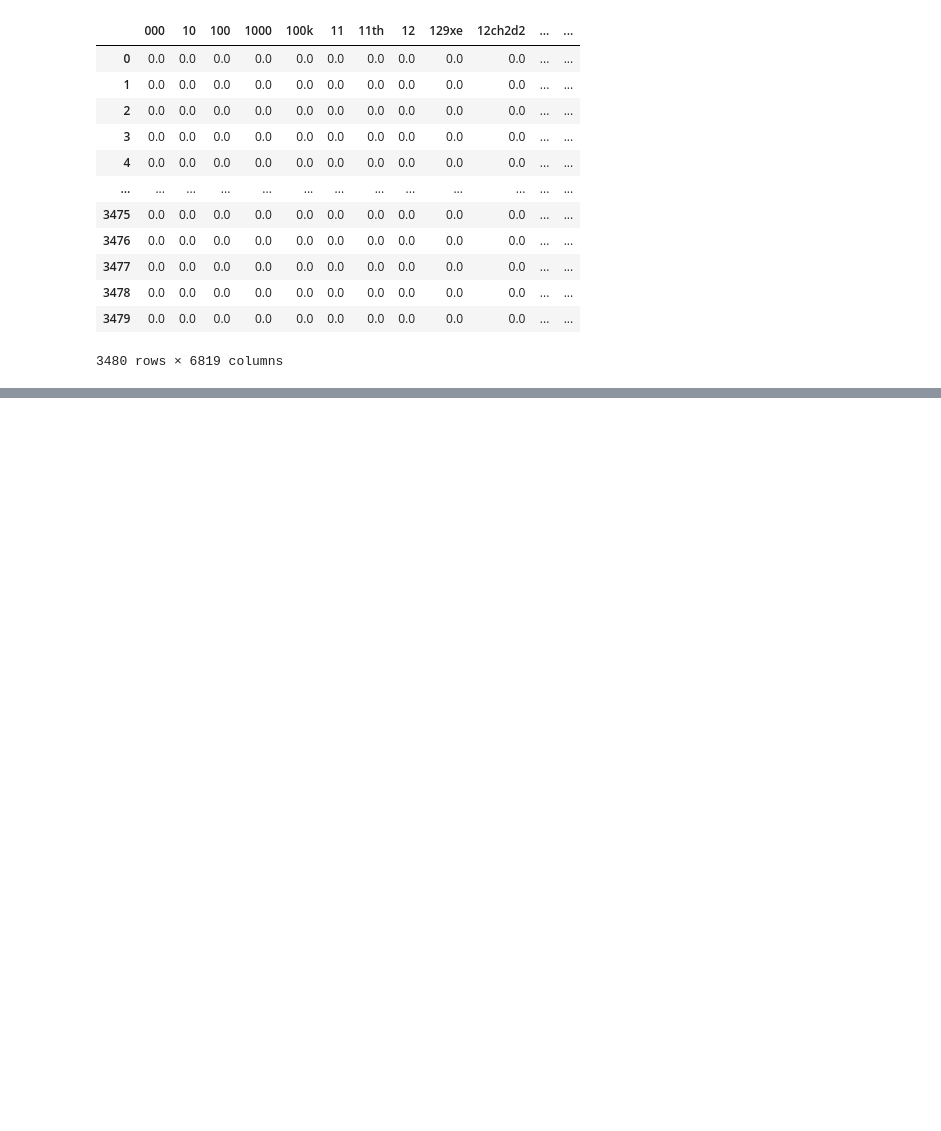
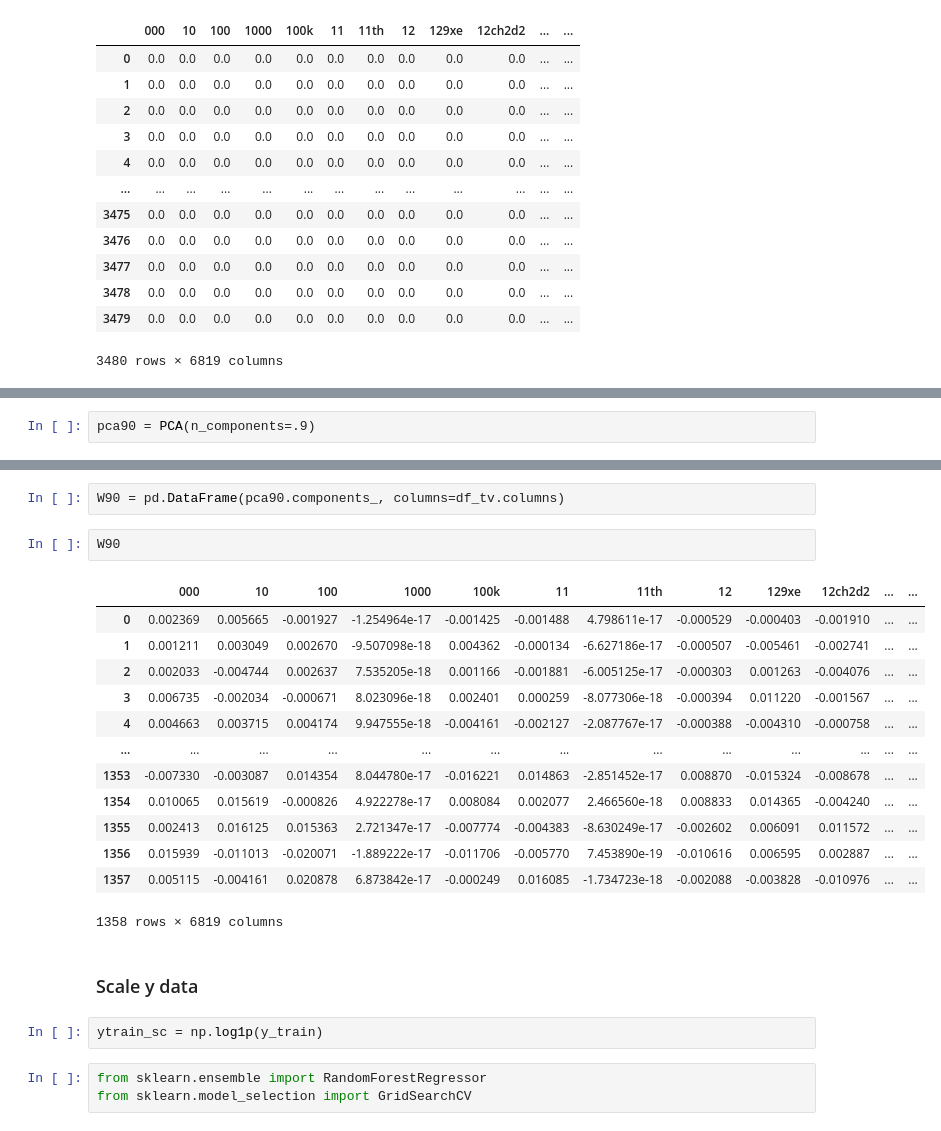
Before and after one commit to iremnasir/BioReco, a Jupyter notebook: scripts/model_training.ipynb, the cells around one changed output, grey strips where cells are left out. Drawn from its saved outputs; the diff is of its cells as text; blank space fills up the shorter version.

```diff
--- a/scripts/model_training.ipynb
+++ b/scripts/model_training.ipynb
@@ -166,0 +205,2 @@ df_tv
+# %%
+pca90 = PCA(n_components=.9)
@@ -166,0 +217,25 @@ df_tv
+# %%
+W90 = pd.DataFrame(pca90.components_, columns=df_tv.columns)
+# %%
+W90
+# %% [output]
+|  | 000 | 10 | 100 | 1000 | 100k | 11 | 11th | 12 | 129xe | 12ch2d2 | ... | ... |
+| 0 | 0.002369 | 0.005665 | -0.001927 | -1.254964e-17 | -0.001425 | -0.001488 | 4.798611e-17 | -0.000529 | -0.000403 | -0.001910 | ... | ... |
+| 1 | 0.001211 | 0.003049 | 0.002670 | -9.507098e-18 | 0.004362 | -0.000134 | -6.627186e-17 | -0.000507 | -0.005461 | -0.002741 | ... | ... |
+| 2 | 0.002033 | -0.004744 | 0.002637 | 7.535205e-18 | 0.001166 | -0.001881 | -6.005125e-17 | -0.000303 | 0.001263 | -0.004076 | ... | ... |
+| 3 | 0.006735 | -0.002034 | -0.000671 | 8.023096e-18 | 0.002401 | 0.000259 | -8.077306e-18 | -0.000394 | 0.011220 | -0.001567 | ... | ... |
+| 4 | 0.004663 | 0.003715 | 0.004174 | 9.947555e-18 | -0.004161 | -0.002127 | -2.087767e-17 | -0.000388 | -0.004310 | -0.000758 | ... | ... |
+| ... | ... | ... | ... | ... | ... | ... | ... | ... | ... | ... | ... | ... |
+| 1353 | -0.007330 | -0.003087 | 0.014354 | 8.044780e-17 | -0.016221 | 0.014863 | -2.851452e-17 | 0.008870 | -0.015324 | -0.008678 | ... | ... |
+| 1354 | 0.010065 | 0.015619 | -0.000826 | 4.922278e-17 | 0.008084 | 0.002077 | 2.466560e-18 | 0.008833 | 0.014365 | -0.004240 | ... | ... |
+| 1355 | 0.002413 | 0.016125 | 0.015363 | 2.721347e-17 | -0.007774 | -0.004383 | -8.630249e-17 | -0.002602 | 0.006091 | 0.011572 | ... | ... |
+| 1356 | 0.015939 | -0.011013 | -0.020071 | -1.889222e-17 | -0.011706 | -0.005770 | 7.453890e-19 | -0.010616 | 0.006595 | 0.002887 | ... | ... |
+| 1357 | 0.005115 | -0.004161 | 0.020878 | 6.873842e-17 | -0.000249 | 0.016085 | -1.734723e-18 | -0.002088 | -0.003828 | -0.010976 | ... | ... |
+1358 rows × 6819 columns
+# %% [markdown]
+### Scale y data
+# %%
+ytrain_sc = np.log1p(y_train)
+# %%
+from sklearn.ensemble import RandomForestRegressor
+from sklearn.model_selection import GridSearchCV
```
Also changed, not shown: parts of 13 cells of this notebook, 6 other files.
